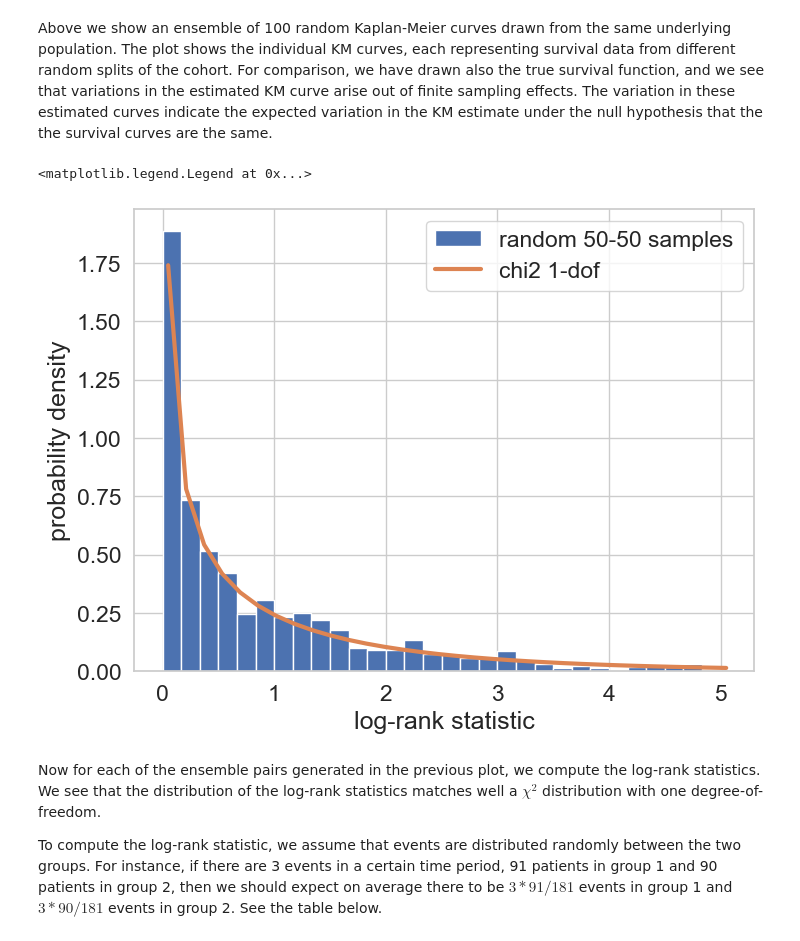
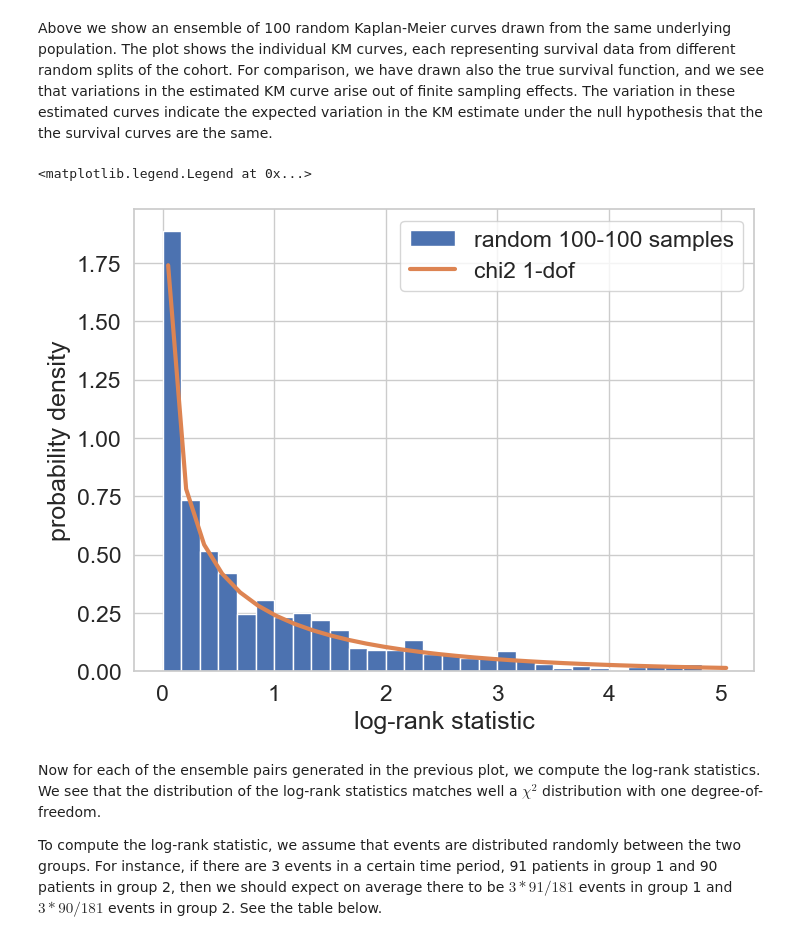
Before and after one commit to sprivite/blog, a Jupyter notebook: blog/kaplan_meier_log_rank.ipynb, the cells around one changed output. Cells and saved outputs as stored; diff of their text form; code cells hidden in the pictures.

Commit message:
fix labels

```diff
--- a/blog/kaplan_meier_log_rank.ipynb
+++ b/blog/kaplan_meier_log_rank.ipynb
@@ -372,27 +375,27 @@ ax.set_xlim([0, 365])
 Above we show an ensemble of 100 random Kaplan-Meier curves drawn from the same underlying population. The plot shows the individual KM curves, each representing survival data from different random splits of the cohort. For comparison, we have drawn also the true survival function, and we see that variations in the estimated KM curve arise out of finite sampling effects. The variation in these estimated curves indicate the expected variation in the KM estimate under the null hypothesis that the the survival curves are the same.
 # %%
 #| label: fig-logrank
-#| fig-cap: "Distribution of log-rank statistic for random samples of 50 patients having the same survival curve."
+#| fig-cap: "Distribution of log-rank statistic for random samples of 100 patients having the same underlying survival curve."
 #| include: true
 
 lr = []
 for _ in range(1000):
     split_agg_1, split_agg_2 = generate_km_curves_random_cohorts(n_patients, survival_function, censor_rate)
     df_log_rank, lr_stat = compute_log_rank(split_agg_1, split_agg_2)
     lr.append(lr_stat)
 
 from scipy.stats import chi2
 fig = plt.figure(figsize=(8,6))
-_ = plt.hist(lr, bins=np.linspace(0, 5, 31), density=True, label='random 50-50 samples')
+_ = plt.hist(lr, bins=np.linspace(0, 5, 31), density=True, label='random 100-100 samples')
 X = 0.05 + np.linspace(0, 5, 32)
 y = [chi2.pdf(x, 1) for x in X]
 plt.plot(X, y, linewidth=3, label='chi2 1-dof')
 plt.xlabel('log-rank statistic')
 plt.ylabel('probability density')
 plt.legend()
 # %% [output]
 <matplotlib.legend.Legend at 0x...>
-[figure, old version]
+[figure, new version]
 # %% [markdown]
 Now for each of the ensemble pairs generated in the previous plot, we compute the log-rank statistics.  We see that the distribution of the log-rank statistics matches well a $\chi^2$ distribution with one degree-of-freedom.
 
```
Also changed, not shown: parts of 3 cells of this notebook, 8 other files.
